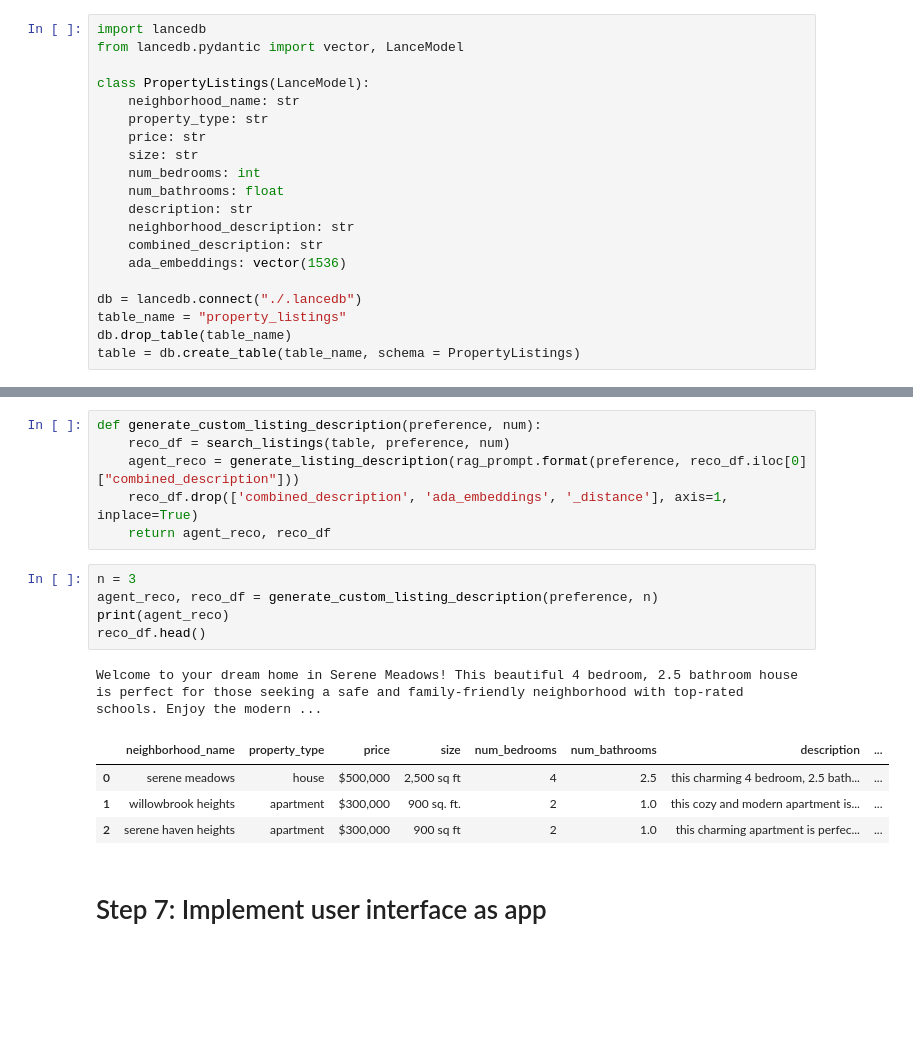
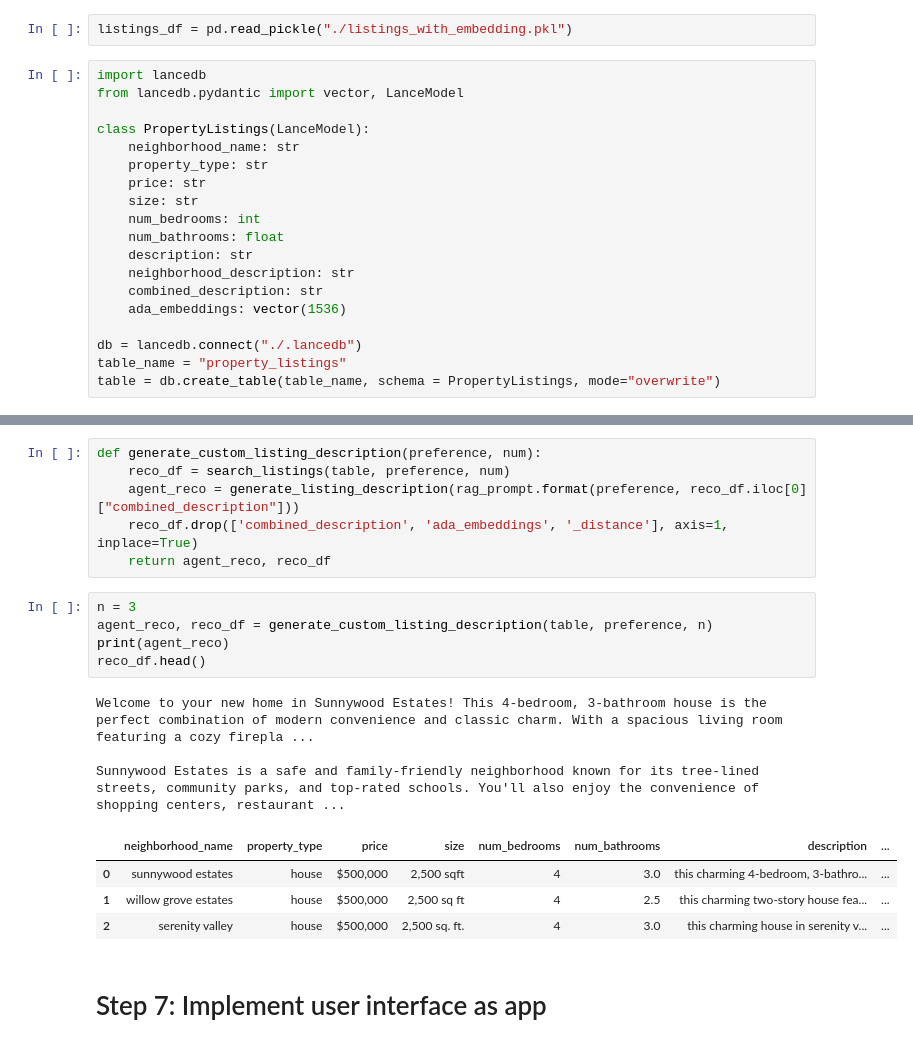
Before and after one commit to wcy41gtc/llm-personalized-real-estate-agent, a Jupyter notebook: AI-real-estate-agent.ipynb, the cells around one changed output, grey strips where cells are left out. Saved outputs shown, nothing was run; the diff lists cells and outputs as text; blank space fills up the shorter version.

Commit message:
Implement HomeMatch.py, initialized readme

```diff
--- a/AI-real-estate-agent.ipynb
+++ b/AI-real-estate-agent.ipynb
@@ -161,5 +162,7 @@ listings_df.to_csv("./listings_with_embedding.csv")
 # %% [markdown]
 ## Step 3: Store listings in a vector database
+# %%
+listings_df = pd.read_pickle("./listings_with_embedding.pkl")
 # %%
 import lancedb
 from lancedb.pydantic import vector, LanceModel
@@ -178,5 +181,4 @@ class PropertyListings(LanceModel):
 
 db = lancedb.connect("./.lancedb")
 table_name = "property_listings"
-db.drop_table(table_name)
-table = db.create_table(table_name, schema = PropertyListings)
+table = db.create_table(table_name, schema = PropertyListings, mode="overwrite")
@@ -300,15 +307,17 @@ def generate_custom_listing_description(preference, num):
     return agent_reco, reco_df
 # %%
 n = 3
-agent_reco, reco_df = generate_custom_listing_description(preference, n)
+agent_reco, reco_df = generate_custom_listing_description(table, preference, n)
 print(agent_reco)
 reco_df.head()
 # %% [output]
-Welcome to your dream home in Serene Meadows! This beautiful 4 bedroom, 2.5 bathroom house is perfect for those seeking a safe and family-friendly neighborhood with top-rated schools. Enjoy the modern ...
+Welcome to your new home in Sunnywood Estates! This 4-bedroom, 3-bathroom house is the perfect combination of modern convenience and classic charm. With a spacious living room featuring a cozy firepla ...
+
+Sunnywood Estates is a safe and family-friendly neighborhood known for its tree-lined streets, community parks, and top-rated schools. You'll also enjoy the convenience of shopping centers, restaurant ...
 |  | neighborhood_name | property_type | price | size | num_bedrooms | num_bathrooms | description | ... |
-| 0 | serene meadows | house | $500,000 | 2,500 sq ft | 4 | 2.5 | this charming 4 bedroom, 2.5 bath... | ... |
-| 1 | willowbrook heights | apartment | $300,000 | 900 sq. ft. | 2 | 1.0 | this cozy and modern apartment is... | ... |
-| 2 | serene haven heights | apartment | $300,000 | 900 sq ft | 2 | 1.0 | this charming apartment is perfec... | ... |
+| 0 | sunnywood estates | house | $500,000 | 2,500 sqft | 4 | 3.0 | this charming 4-bedroom, 3-bathro... | ... |
+| 1 | willow grove estates | house | $500,000 | 2,500 sq ft | 4 | 2.5 | this charming two-story house fea... | ... |
+| 2 | serenity valley | house | $500,000 | 2,500 sq. ft. | 4 | 3.0 | this charming house in serenity v... | ... |
 # %% [markdown]
 # Step 7: Implement user interface as app
 # %%
```
Also changed, not shown: parts of 8 cells of this notebook, 7 other files.
